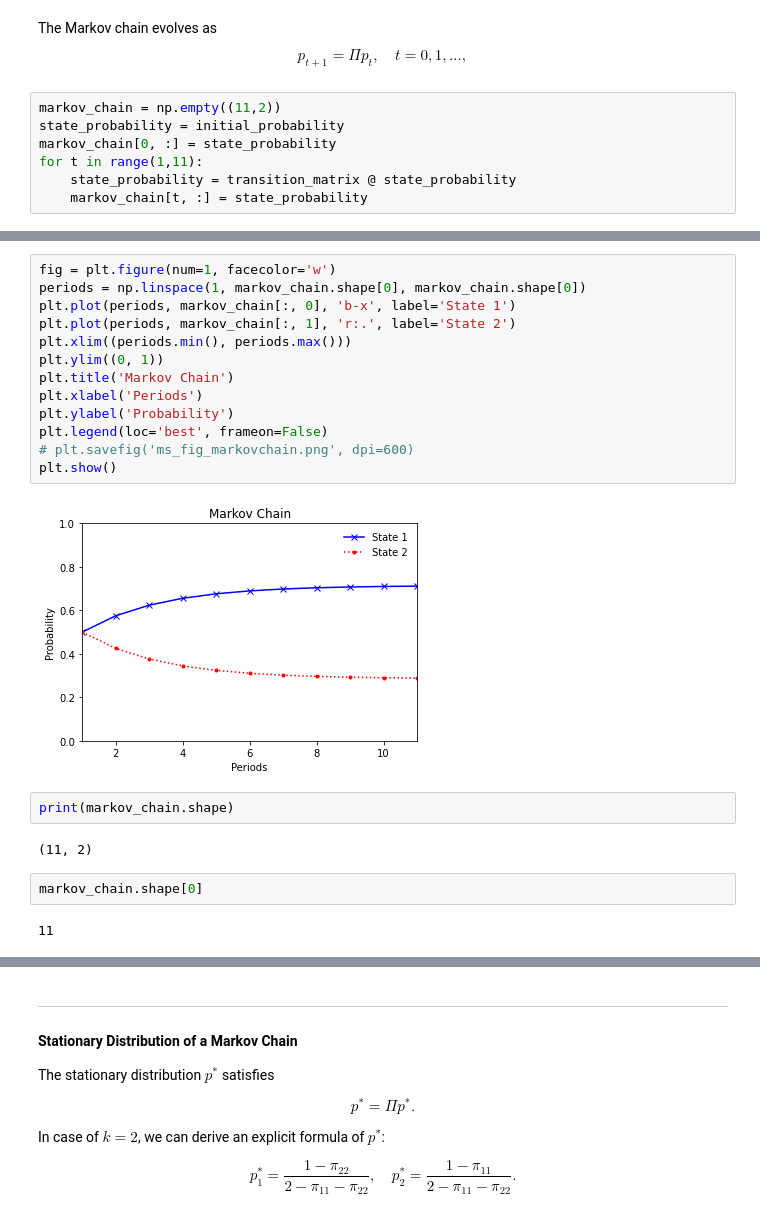
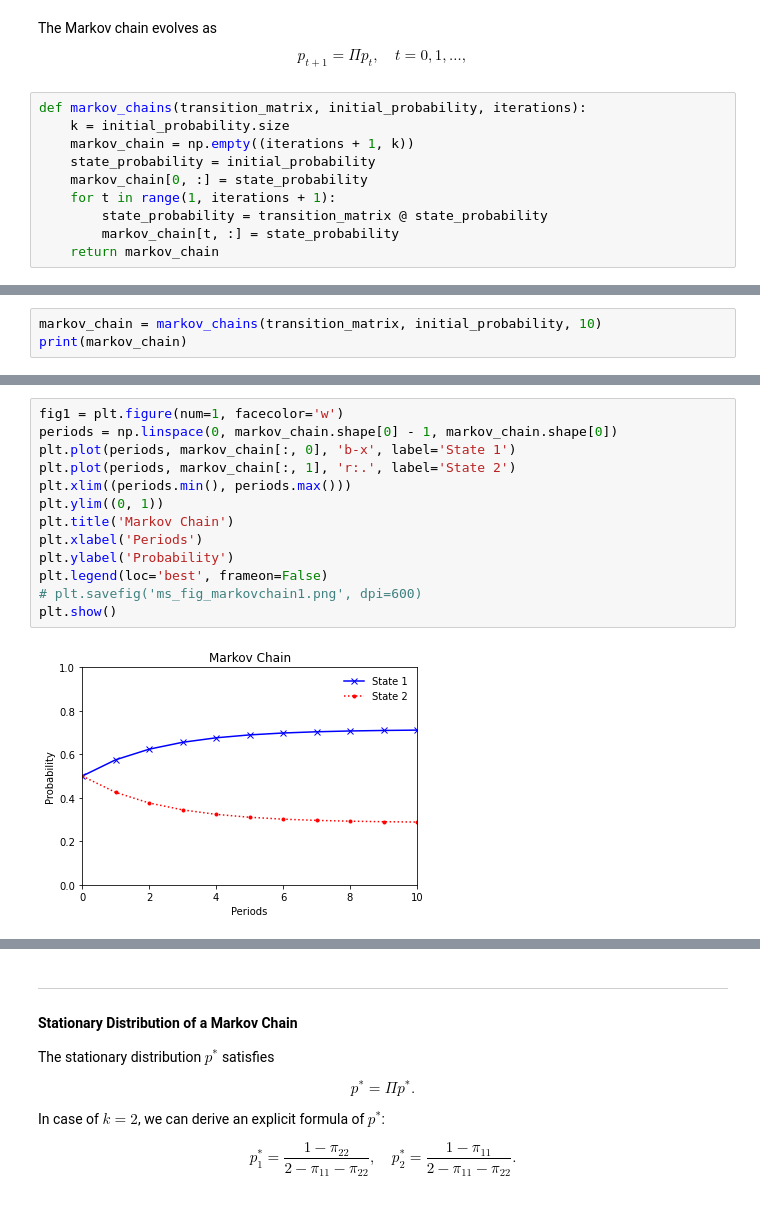
Before and after one commit to nakatsuma/probability_and_statistics, a Jupyter notebook: notebook-b/markovchain.ipynb, the cells around one changed output, grey strips where cells are left out. Drawn from its saved outputs; the diff is of its cells as text.

```diff
--- a/notebook-b/markovchain.ipynb
+++ b/notebook-b/markovchain.ipynb
@@ -74,9 +74,12 @@ $$
  p_{t+1} = \Pi p_t,\quad t = 0,1,\dots,
 $$
 # %%
-markov_chain = np.empty((11,2))
-state_probability = initial_probability
-markov_chain[0, :] = state_probability
-for t in range(1,11):
-    state_probability = transition_matrix @ state_probability
-    markov_chain[t, :] = state_probability
+def markov_chains(transition_matrix, initial_probability, iterations):
+    k = initial_probability.size
+    markov_chain = np.empty((iterations + 1, k))
+    state_probability = initial_probability
+    markov_chain[0, :] = state_probability
+    for t in range(1, iterations + 1):
+        state_probability = transition_matrix @ state_probability
+        markov_chain[t, :] = state_probability
+    return markov_chain
@@ -96,0 +86,3 @@ print(markov_chain)
+# %%
+markov_chain = markov_chains(transition_matrix, initial_probability, 10)
+print(markov_chain)
@@ -97,23 +101,15 @@ print(markov_chain)
 # %%
-fig = plt.figure(num=1, facecolor='w')
-periods = np.linspace(1, markov_chain.shape[0], markov_chain.shape[0])
+fig1 = plt.figure(num=1, facecolor='w')
+periods = np.linspace(0, markov_chain.shape[0] - 1, markov_chain.shape[0])
 plt.plot(periods, markov_chain[:, 0], 'b-x', label='State 1')
 plt.plot(periods, markov_chain[:, 1], 'r:.', label='State 2')
 plt.xlim((periods.min(), periods.max()))
 plt.ylim((0, 1))
 plt.title('Markov Chain')
 plt.xlabel('Periods')
 plt.ylabel('Probability')
 plt.legend(loc='best', frameon=False)
-# plt.savefig('ms_fig_markovchain.png', dpi=600)
+# plt.savefig('ms_fig_markovchain1.png', dpi=600)
 plt.show()
 # %% [output]
-[figure, old version]
+[figure, new version]
-# %%
-print(markov_chain.shape)
-# %% [output]
-(11, 2)
-# %%
-markov_chain.shape[0]
-# %% [output]
-11
```
Also changed, not shown: parts of 9 cells of this notebook.
